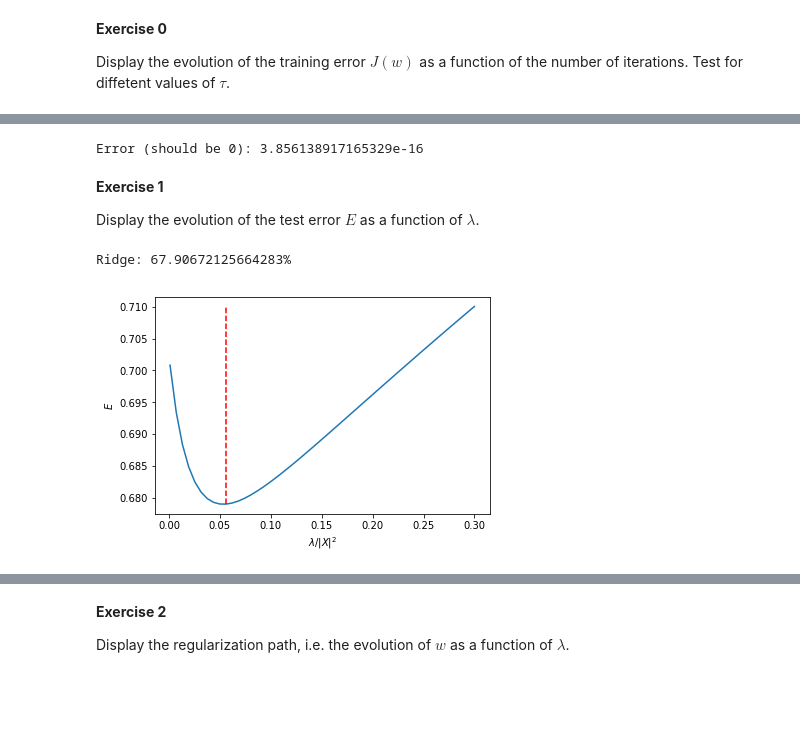
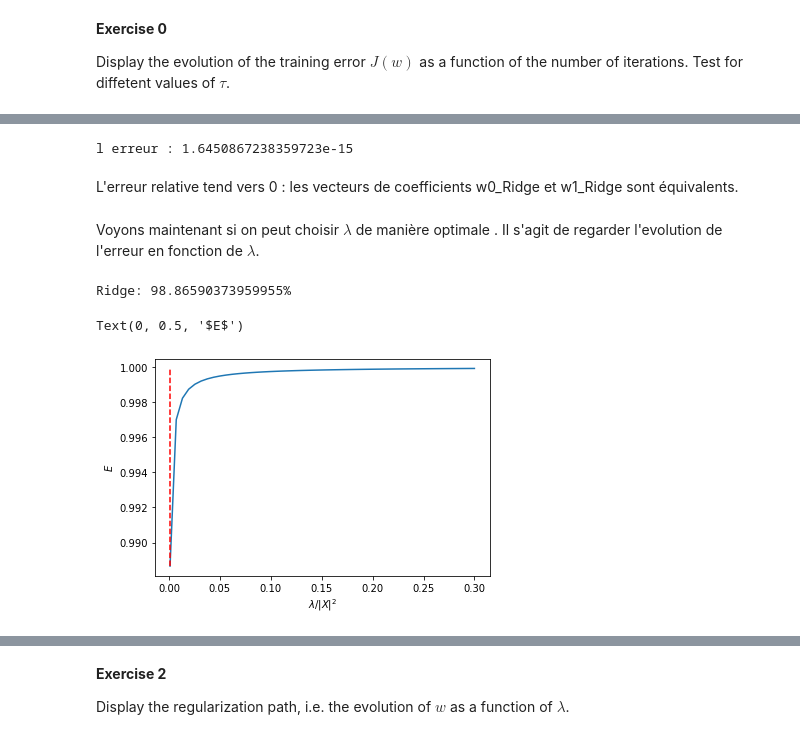
Before and after one commit to MarleneChevalier/Optimisation, a Jupyter notebook: Projet_Optimisation.ipynb, the cells around one changed output, grey strips where cells are left out. Saved outputs shown, nothing was run; the diff lists cells and outputs as text; code cells hidden in the pictures; blank space fills up the shorter version.

```diff
--- a/Projet_Optimisation.ipynb
+++ b/Projet_Optimisation.ipynb
@@ -425,17 +418,9 @@ corresponding possibly to $p=+\infty$ for some kernels.
 # %%
-Lambda = .2*np.linalg.norm(X0)**2;
-w = np.linalg.solve( X0.transpose().dot(X0) + Lambda*np.eye(p), X0.transpose().dot(y0) )
-u = np.linalg.solve( X0.dot(X0.transpose()) + Lambda*np.eye(n0), y0 )
-w1 = X0.transpose().dot( u )
-print( ('Error (should be 0): ' + str( np.linalg.norm(w-w1)/np.linalg.norm(w) ) ) )
+
+Lambda = .2*np.linalg.norm(X_train)**2;
+w0_Ridge = np.linalg.solve( X_train.transpose().dot(X_train) + Lambda*np.eye(p_train), X_train.transpose().dot(Y_train) )
+u = np.linalg.solve( X_train.dot(X_train.transpose()) + Lambda*np.eye(n_train), Y_train )
+w1_Ridge = X_train.transpose().dot( u )
+print( ('l erreur relative entre w0_Ridge et w1_Ridge : ' + str( np.linalg.norm(w0_Ridge-w1_Ridge)/np.linalg.norm(w0_Ridge) ) ) )
 # %% [output]
-Error (should be 0): 3.856138917165329e-16
+l erreur : 1.6450867238359723e-15
-# %% [markdown]
-__Exercise 1__
-
-Display the evolution of the test error $E$ as a function of $\lambda$.
-# %%
-run -i nt_solutions/ml_2_regression/exo1
-# %% [output]
-Ridge: 67.90672125664283%
-[figure, removed]
@@ -443,0 +427,31 @@ Ridge: 67.90672125664283%
+# %% [markdown]
+L'erreur relative tend vers 0 : les vecteurs de coefficients w0_Ridge et w1_Ridge sont équivalents.
+# %% [markdown]
+Voyons maintenant si on peut choisir $\lambda$ de manière optimale . Il s'agit de regarder l'evolution de l'erreur en fonction de $\lambda$.
+# %%
+q = 50
+lmax = np.linalg.norm(train,2)**2
+lambda_list = lmax*np.linspace(.3,1e-3,q)
+X = np.zeros( (p_train,q) )
+E = np.zeros( (q,1) )
+for i in np.arange(0,q):
+    Lambda = lambda_list[i]
+    x = np.linalg.solve( train.transpose().dot(train) + Lambda*np.eye(p_train), train.transpose().dot(Y_train) )
+    X[:,i] = x.flatten() # bookkeeping
+    E[i] = np.linalg.norm(train.dot(x)-Y_train) / np.linalg.norm(Y_train)
+# find optimal lambda
+i = E.argmin()
+lambda0 = lambda_list[i]
+xRidge = X[:,i]
+print( 'Ridge: ' + str(E.min()*100) + '%' )
+# Display error evolution.
+plt.clf
+plt.plot(lambda_list/lmax, E)
+plt.plot( [lambda0/lmax,lambda0/lmax], [E.min(), E.max()], 'r--')
+plt.axis('tight')
+plt.xlabel('$\lambda/|X|^2$')
+plt.ylabel('$E$')
+# %% [output]
+Ridge: 98.86590373959955%
+Text(0, 0.5, '$E$')
+[figure, added]
```
Also changed, not shown: parts of 78 cells of this notebook.
